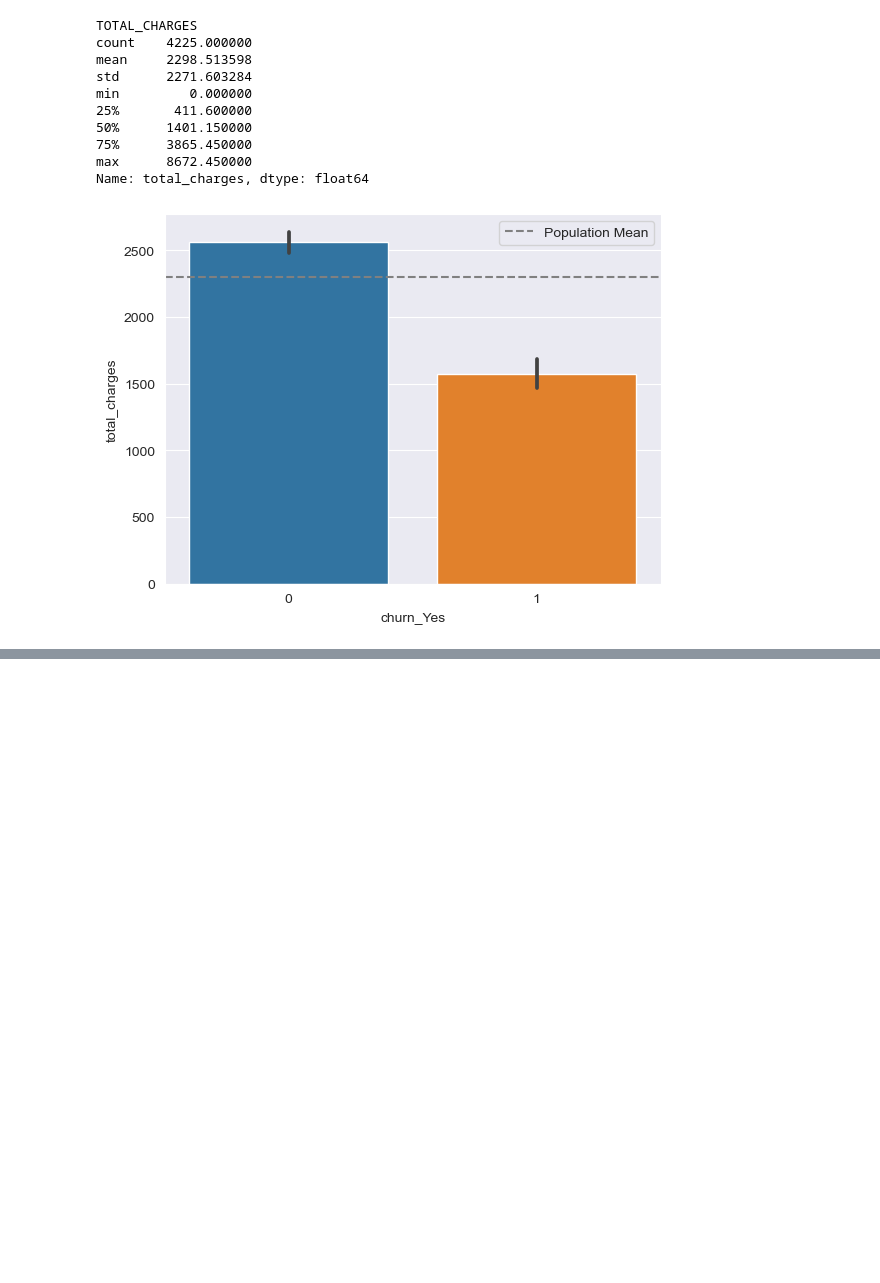
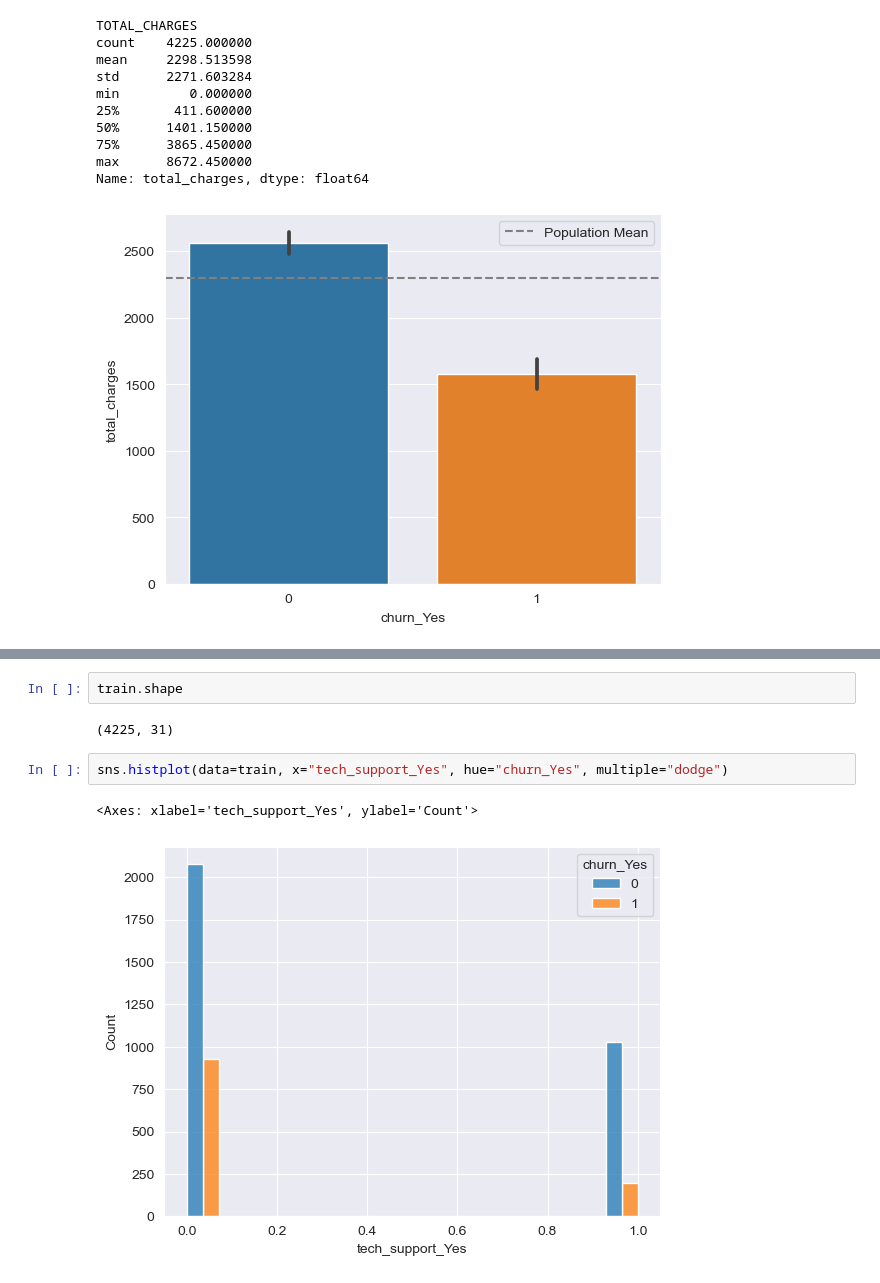
Before and after one commit to Nathanieldewald/classification-exercises, a Jupyter notebook: classification_exercises.ipynb, the cells around one changed output, grey strips where cells are left out. Saved outputs shown, nothing was run; the diff lists cells and outputs as text; blank space fills up the shorter version.

```diff
--- a/classification_exercises.ipynb
+++ b/classification_exercises.ipynb
@@ -1108,0 +1177,9 @@ We reject the null hypothesis
+# %%
+train.shape
+# %% [output]
+(4225, 31)
+# %%
+sns.histplot(data=train, x="tech_support_Yes", hue="churn_Yes", multiple="dodge")
+# %% [output]
+<Axes: xlabel='tech_support_Yes', ylabel='Count'>
+[figure, added]
```
Also changed, not shown: parts of 19 cells of this notebook, 1 other file.
